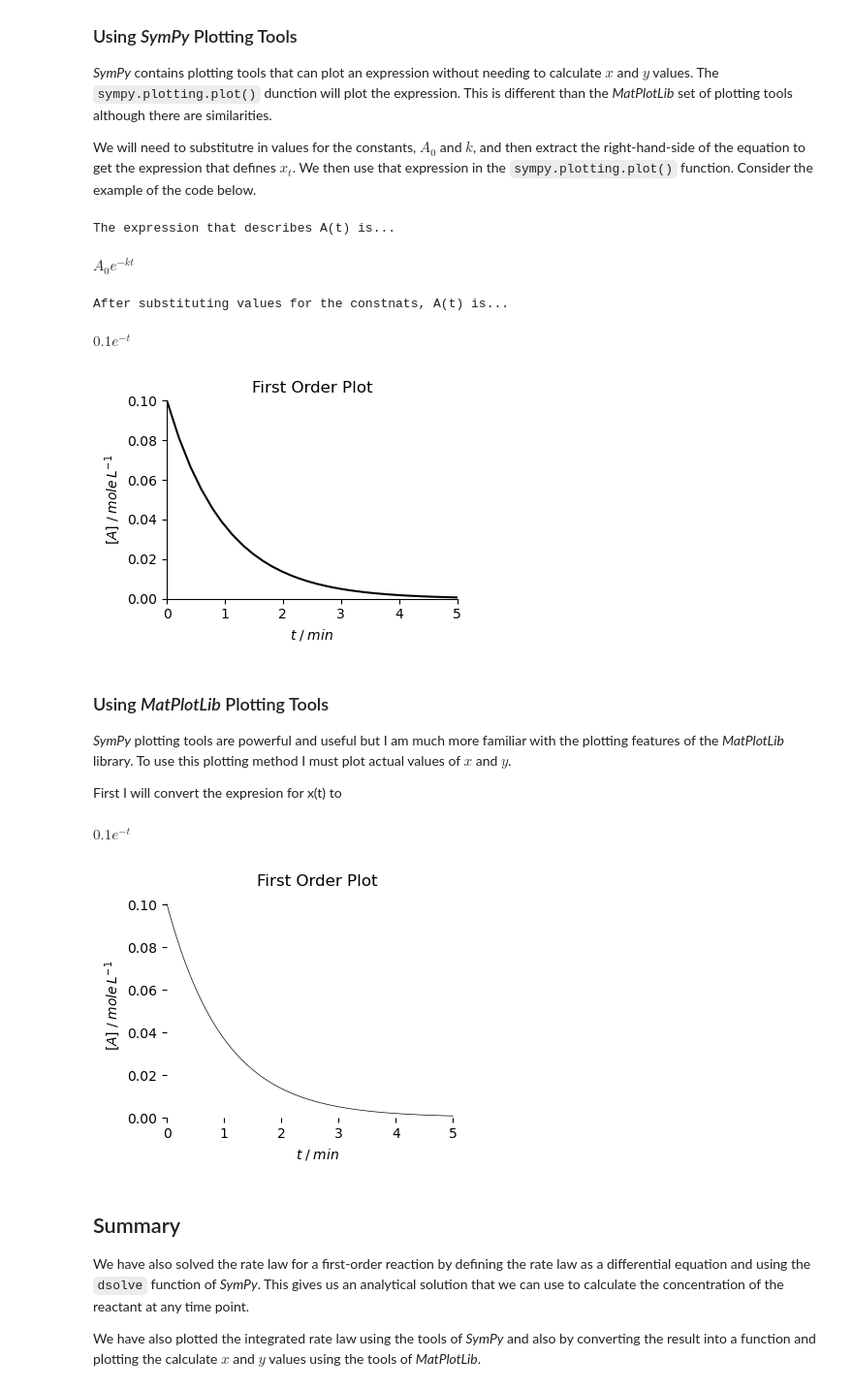
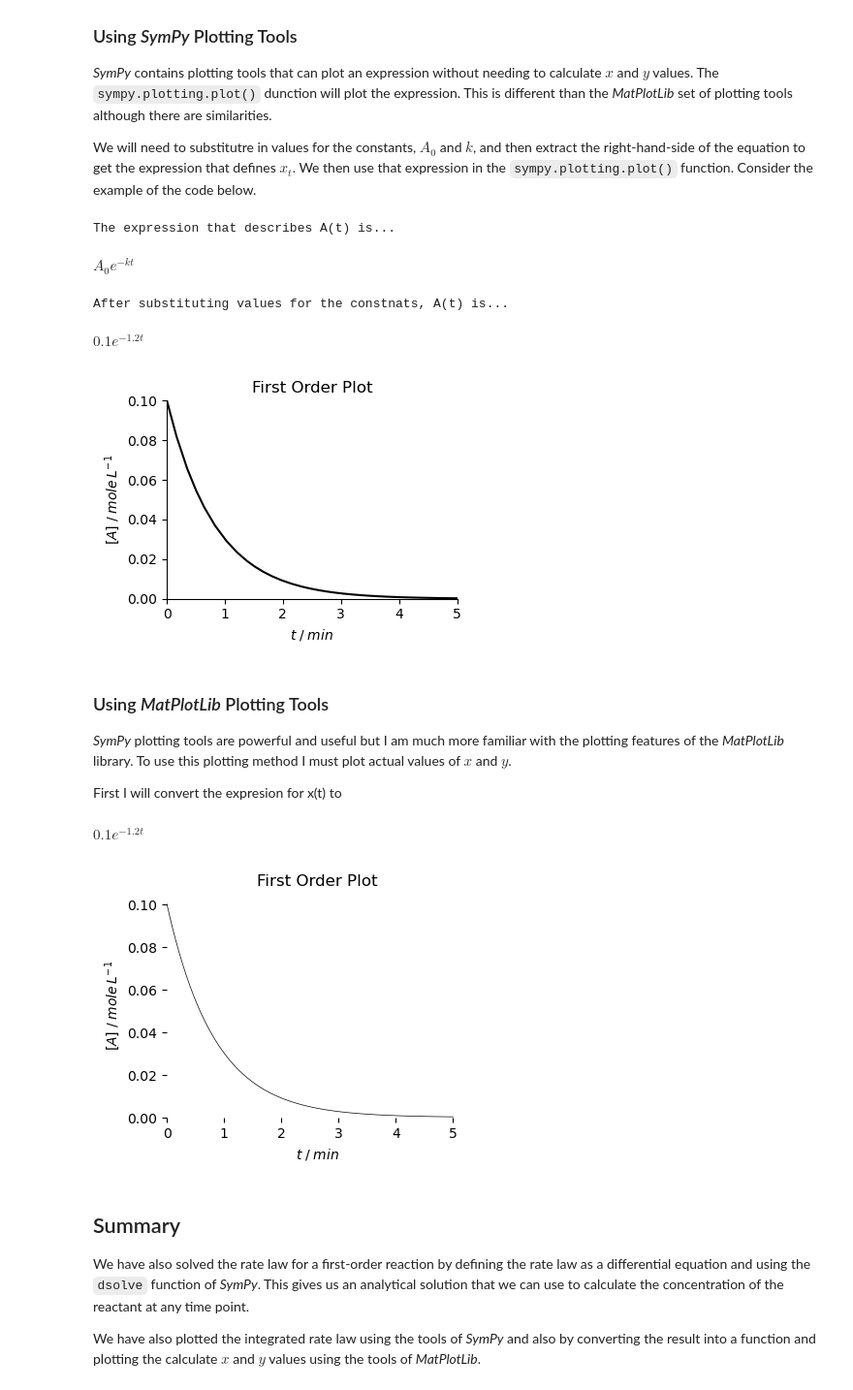
Before and after one commit to blinkletter/StealThisCode, a Jupyter notebook: ReactionKinetics/K02_Integrating_Rate_Law_1.ipynb, the cells around one changed output. Shown at 97% size. Saved outputs shown, nothing was run; the diff lists cells and outputs as text; code cells hidden in the pictures.

```diff
--- a/ReactionKinetics/K02_Integrating_Rate_Law_1.ipynb
+++ b/ReactionKinetics/K02_Integrating_Rate_Law_1.ipynb
@@ -156,33 +159,33 @@ We will need to substitutre in values for the constants, $A_0$ and $k$, and then
 # %%
 At_expr = eq2.rhs
 
 print("The expression that describes A(t) is...")
 display(At_expr)
 
 
-At_expr = At_expr.subs({A0: 0.1, k:1})   ### Substitute values for the constants
+At_expr = At_expr.subs({A0: 0.1, k:1.2})   ### Substitute values for the constants
 
 print("After substituting values for the constnats, A(t) is...")
 display(At_expr)
 
 p = sym.plotting.plot(At_expr, (t,0,10),
                   line_color='black',
                   title='First Order Plot',
                   xlabel = r"$t\;/\;min$",
                   ylabel = r"$[A] \; / \; mole\,L^{-1}$",
                   axis = True,
                   xlim = (0, 5),
                   ylim = (0, .10),
                   size = (4,3),
                   show = False)
 p.save("test.pdf")
 p.show()
 # %% [output]
 The expression that describes A(t) is...
 $\displaystyle A_{0} e^{- k t}$
 After substituting values for the constnats, A(t) is...
-$\displaystyle 0.1 e^{- t}$
+$\displaystyle 0.1 e^{- 1.2 t}$
-[figure, old version]
+[figure, new version]
 # %% [markdown]
 ### Using *MatPlotLib* Plotting Tools
 
@@ -190,13 +193,15 @@ $\displaystyle 0.1 e^{- t}$
 
 First I will convert the expresion for x(t) to
 # %%
+from matplotlib import pyplot as plt
+import numpy as np
+
+
 display(At_expr)
-
 
 f = sym.lambdify(t, At_expr, 'numpy')
 t_line = np.linspace(0,5,100)
 
-from matplotlib import pyplot as plt
 
 plt.rcdefaults()                    ### resets the plot defaults so we always start in the same place
 fig, ax = plt.subplots(nrows=1, ncols=1, figsize=(4,3))
@@ -226,8 +231,8 @@ ax.spines['bottom'].set_visible(False)  ### Make bottom spine invisible
 plt.savefig("plot.pdf", bbox_inches='tight')     ### export the plot as this
 plt.show()
 # %% [output]
-$\displaystyle 0.1 e^{- t}$
+$\displaystyle 0.1 e^{- 1.2 t}$
-[figure, old version]
+[figure, new version]
 # %% [markdown]
 ## Summary
 
```
Also changed, not shown: parts of 1 cell of this notebook, 10 other files.
